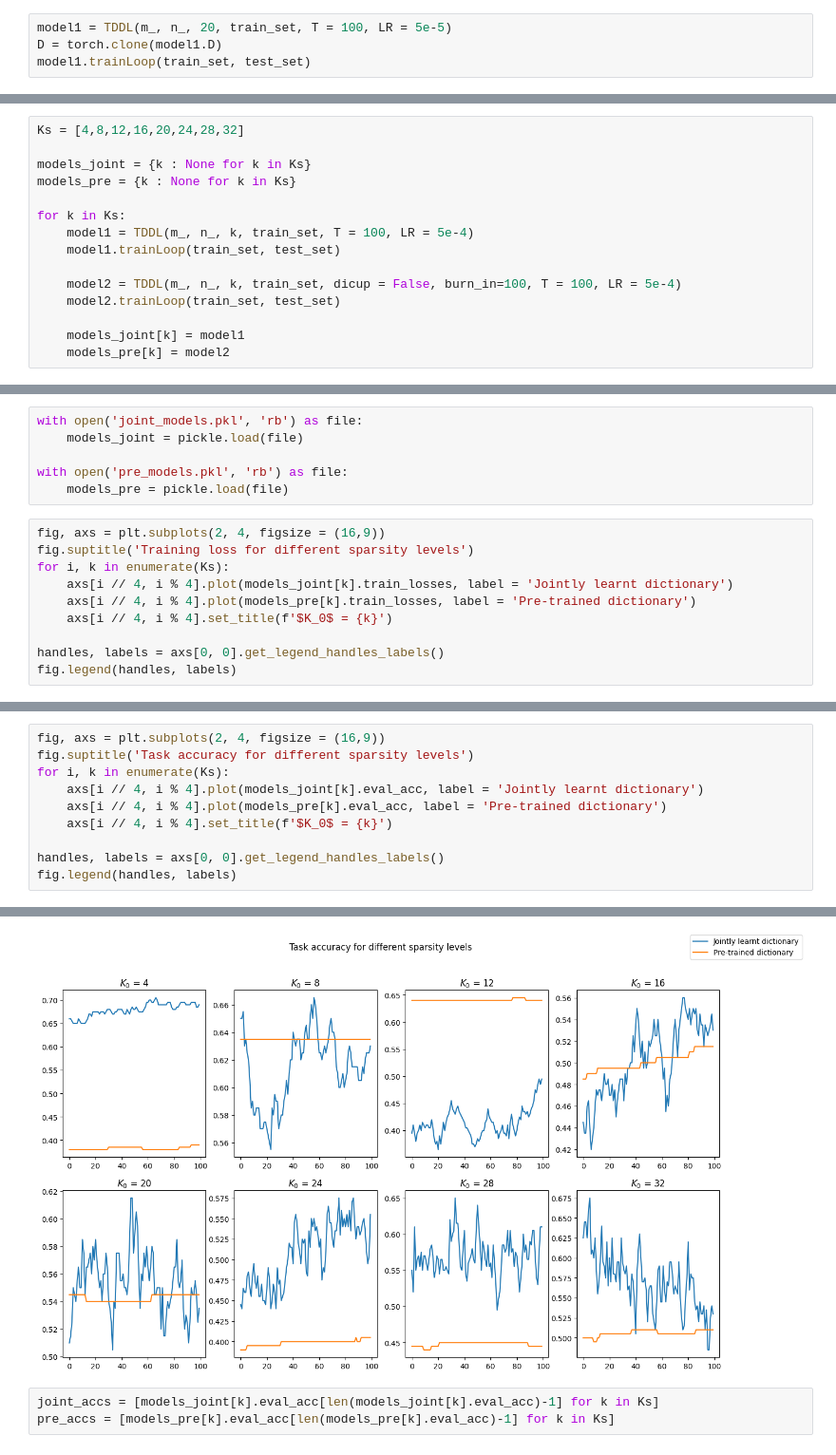
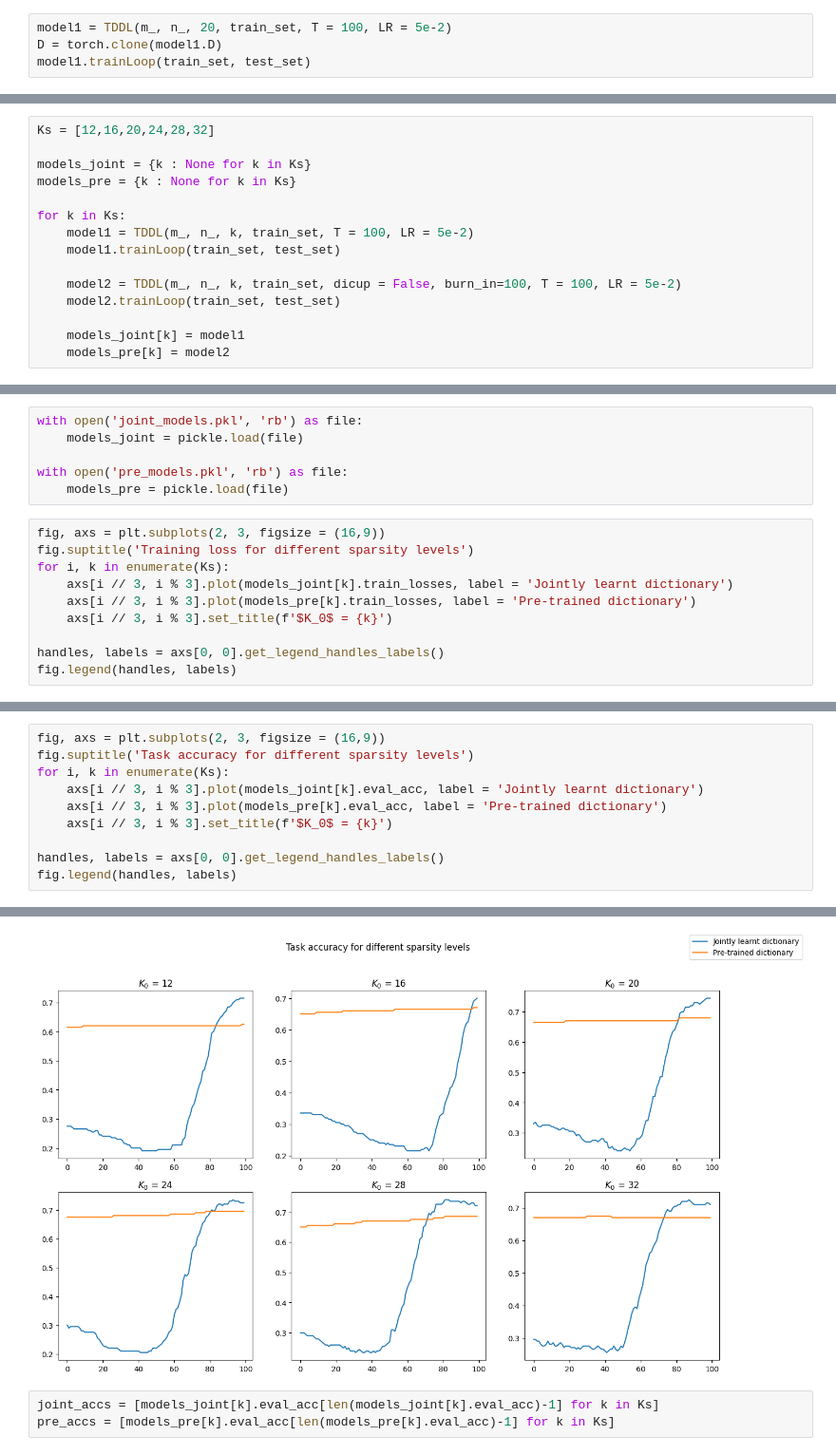
Before and after one commit to LeoDiNino97/TaskDrivenDictionaryLearning, a Jupyter notebook: classification_primer_synthetic.ipynb, the cells around one changed output, grey strips where cells are left out. Shown: that part at 95% size. Cells and saved outputs as stored; diff of their text form.

```diff
--- a/classification_primer_synthetic.ipynb
+++ b/classification_primer_synthetic.ipynb
@@ -315,7 +331,7 @@ test_set = SyntheticSignals(A = A_,
                             s = s_,
                             size = 200).set_loader()
 # %%
-model1 = TDDL(m_, n_, 20, train_set, T = 100, LR = 5e-5)
+model1 = TDDL(m_, n_, 20, train_set, T = 100, LR = 5e-2)
 D = torch.clone(model1.D)
 model1.trainLoop(train_set, test_set)
 # %%
@@ -344,16 +360,16 @@ plt.yscale('log')
 # %% [markdown]
 ### Experimenting with different levels of sparsity
 # %%
-Ks = [4,8,12,16,20,24,28,32]
+Ks = [12,16,20,24,28,32]
 
 models_joint = {k : None for k in Ks}
 models_pre = {k : None for k in Ks}
 
 for k in Ks:
-    model1 = TDDL(m_, n_, k, train_set, T = 100, LR = 5e-4)
+    model1 = TDDL(m_, n_, k, train_set, T = 100, LR = 5e-2)
     model1.trainLoop(train_set, test_set)
 
-    model2 = TDDL(m_, n_, k, train_set, dicup = False, burn_in=100, T = 100, LR = 5e-4)
+    model2 = TDDL(m_, n_, k, train_set, dicup = False, burn_in=100, T = 100, LR = 5e-2)
     model2.trainLoop(train_set, test_set)
 
     models_joint[k] = model1
@@ -371,12 +387,12 @@ with open('joint_models.pkl', 'rb') as file:
 with open('pre_models.pkl', 'rb') as file:
     models_pre = pickle.load(file)
 # %%
-fig, axs = plt.subplots(2, 4, figsize = (16,9))
+fig, axs = plt.subplots(2, 3, figsize = (16,9))
 fig.suptitle('Training loss for different sparsity levels')
 for i, k in enumerate(Ks):
-    axs[i // 4, i % 4].plot(models_joint[k].train_losses, label = 'Jointly learnt dictionary')
-    axs[i // 4, i % 4].plot(models_pre[k].train_losses, label = 'Pre-trained dictionary')
-    axs[i // 4, i % 4].set_title(f'$K_0$ = {k}')
+    axs[i // 3, i % 3].plot(models_joint[k].train_losses, label = 'Jointly learnt dictionary')
+    axs[i // 3, i % 3].plot(models_pre[k].train_losses, label = 'Pre-trained dictionary')
+    axs[i // 3, i % 3].set_title(f'$K_0$ = {k}')
 
 handles, labels = axs[0, 0].get_legend_handles_labels()
 fig.legend(handles, labels)
@@ -386,16 +402,16 @@ fig.legend(handles, labels)
 # %%
-fig, axs = plt.subplots(2, 4, figsize = (16,9))
+fig, axs = plt.subplots(2, 3, figsize = (16,9))
 fig.suptitle('Task accuracy for different sparsity levels')
 for i, k in enumerate(Ks):
-    axs[i // 4, i % 4].plot(models_joint[k].eval_acc, label = 'Jointly learnt dictionary')
-    axs[i // 4, i % 4].plot(models_pre[k].eval_acc, label = 'Pre-trained dictionary')
-    axs[i // 4, i % 4].set_title(f'$K_0$ = {k}')
+    axs[i // 3, i % 3].plot(models_joint[k].eval_acc, label = 'Jointly learnt dictionary')
+    axs[i // 3, i % 3].plot(models_pre[k].eval_acc, label = 'Pre-trained dictionary')
+    axs[i // 3, i % 3].set_title(f'$K_0$ = {k}')
 
 handles, labels = axs[0, 0].get_legend_handles_labels()
 fig.legend(handles, labels)
 # %% [output]
 <matplotlib.legend.Legend at 0x...>
-[figure, old version]
+[figure, new version]
 # %%
 joint_accs = [models_joint[k].eval_acc[len(models_joint[k].eval_acc)-1] for k in Ks]
 pre_accs = [models_pre[k].eval_acc[len(models_pre[k].eval_acc)-1] for k in Ks]
```
Also changed, not shown: parts of 8 cells of this notebook, 2 other files.
